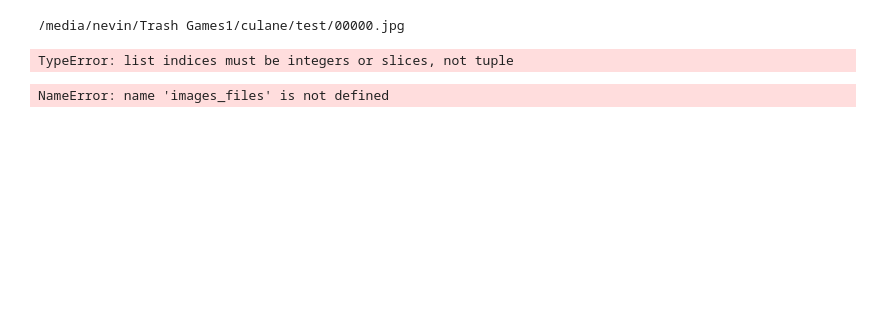
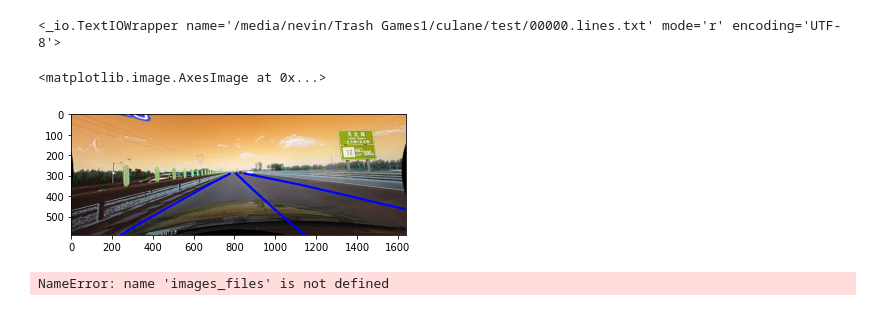
Before and after one commit to nevinpuri/slam, a Jupyter notebook: lanes.ipynb, the cells around one changed output. Drawn from its saved outputs; the diff is of its cells as text; code cells hidden in the pictures; blank space fills up the shorter version.

Commit message:
made line drawing algo

```diff
--- a/lanes.ipynb
+++ b/lanes.ipynb
@@ -7,4 +7,10 @@ from fastai.vision.data import SegmentationDataLoaders
 from os import path
 # %%
 base_dir = "/media/nevin/Trash Games1/culane"
-image_files = get_image_files(path.join(base_dir, "test/"))
+test_dir = path.join(base_dir, "test/")
+image_files = get_image_files(test_dir)
+
+def label_func(input):
+    return f"{test_dir}{input.stem}.lines.txt"
+
+print(label_func(image_files[0]))
@@ -15,5 +18,0 @@ print(image_files[0])
-# %%
-def label_func(input):
-    return f"{base_dir}/test/{input.stem}.lines.txt"
-
-print(label_func(image_files[0]))
@@ -44,28 +19,53 @@ print(get_points(l_file)[0])
 # %%
-print(str(image))
-img = cv.imread(str(image))
-all_points = get_points(l_file)
+image = image_files[0]
+l_file = label_func(image)
 
-for idx, line in enumerate(all_points):
-    point = np.asarray(all_points[idx])
-    x = point[:, 0]
-    y = point[:, 1]
+# todo, don't write to the actual array or whatever
+def get_points(label_file):
+    with open(label_file) as file:
+        print(file)
+        lines = file.readlines()
+        lines = [line.rstrip() for line in lines]
 
-    poly = np.polyfit(x, y, 3)
-    range = np.linspace(0, 10, 100)
-    poly_y = [np.polyval(poly, i) for i in x]
+    points = [[] for line in lines]
+    for idx, line in enumerate(lines):
+        split = line.split(" ")
+        for i in range(0, len(split), 2):
+            points[idx].append([int(float(split[i])), int(float(split[i + 1]))]) # it works
+            # print(split[i], split[i + 1])
 
-    plt.plot(x, poly_y)
-    plt.show()
-    break
-
-# for point in points:
-    # img = cv.circle(img, (point[0], point[1]), radius=2, color=(0, 0, 255), thickness=10)
-
-# plt.imshow(img)
+    return np.array(points, dtype=object)
-# %% [output]
-/media/nevin/Trash Games1/culane/test/00000.jpg
-TypeError: list indices must be integers or slices, not tuple
+# %%
+
+img = cv.imread(str(image))
+all_points = get_points(l_file)
+
+for i in range(len(all_points)):
+    point = np.asarray(all_points[i])
+    x = point[:, 0]
+    y = point[:, 1]
+
+    poly = np.polyfit(x, y, 3)
+    poly_y = [np.polyval(poly, i) for i in x]
+
+    draw_points = (np.asarray([x, poly_y]).T).astype(np.int32)
+    # print(point)
+
+    img = cv.polylines(img, [draw_points], False, color=(0, 0, 255), thickness=10)
+
+    # plt.plot(x, poly_y)
+    # plt.show()
+
+plt.imshow(img)
+
+# for point in points:
+    # img = cv.circle(img, (point[0], point[1]), radius=2, color=(0, 0, 255), thickness=10)
+
+# plt.imshow(img)
+# %% [output]
+<_io.TextIOWrapper name='/media/nevin/Trash Games1/culane/test/00000.lines.txt' mode='r' encoding='UTF-8'>
+<matplotlib.image.AxesImage at 0x...>
+[figure, added]
 # %%
 codes = ["lane"]
 # %%
```
Also changed, not shown: parts of 4 cells of this notebook.
